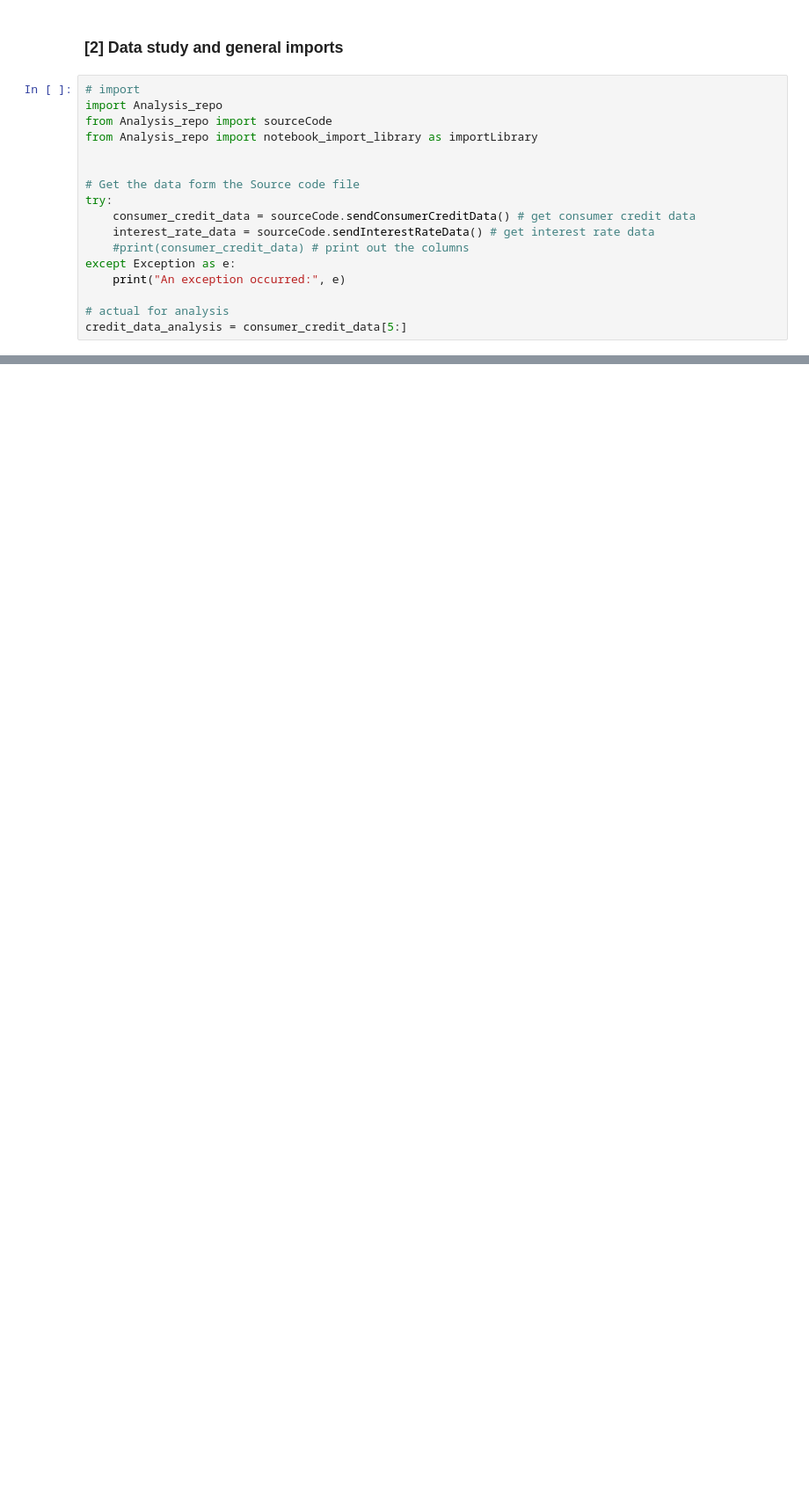
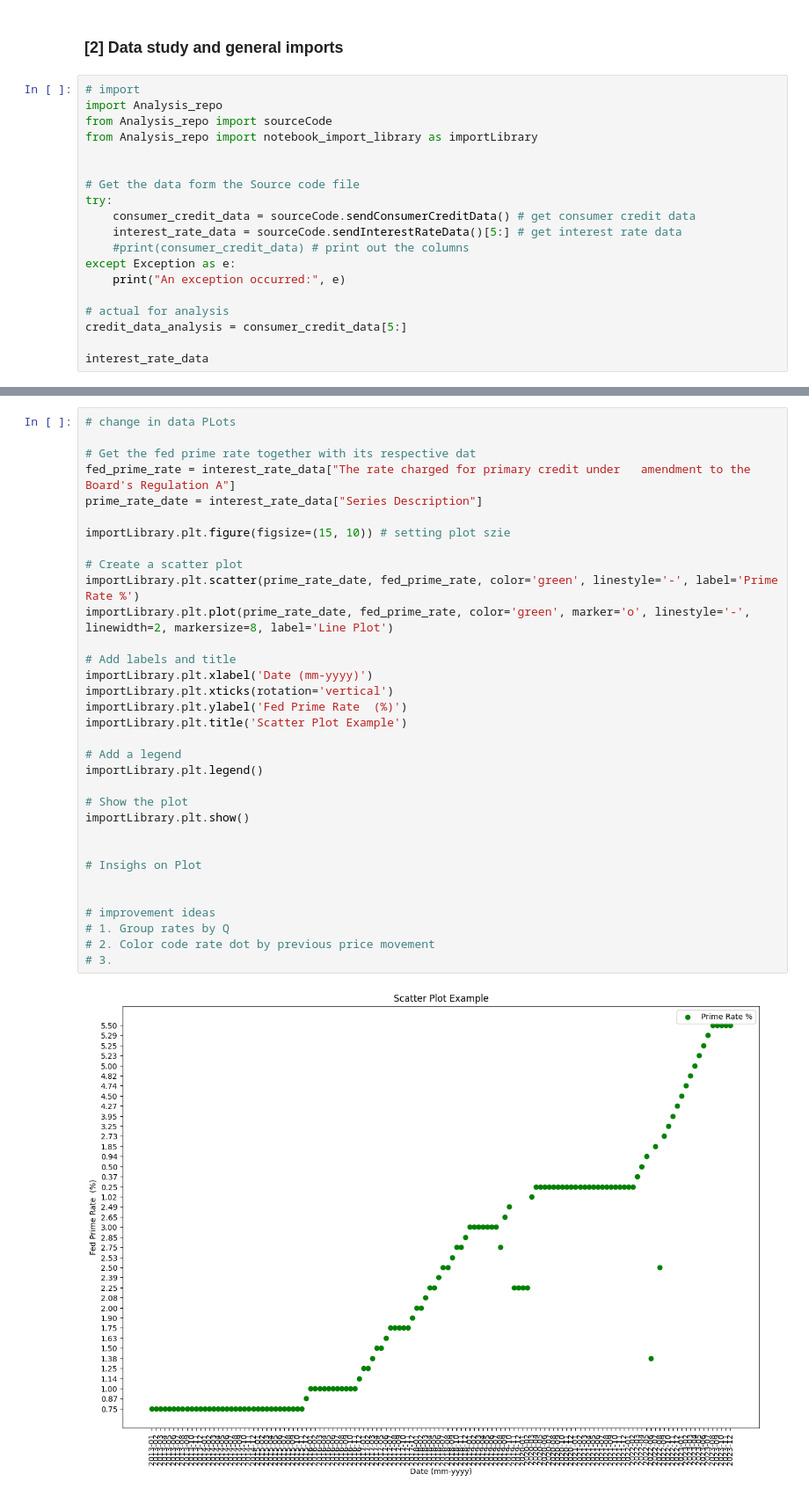
Before and after one commit to S3Stan/Federal_Reserve_Analytics, a Jupyter notebook: ConsumerCredit_notebook.ipynb, the cells around one changed output, grey strips where cells are left out. Shown: that part at 88% size. Drawn from its saved outputs; the diff is of its cells as text; blank space fills up the shorter version.

Commit message:
1. Completed fed prime rate plot vs. Date plot

```diff
--- a/ConsumerCredit_notebook.ipynb
+++ b/ConsumerCredit_notebook.ipynb
@@ -25,10 +33,12 @@ from Analysis_repo import notebook_import_library as importLibrary
 # Get the data form the Source code file
 try:
     consumer_credit_data = sourceCode.sendConsumerCreditData() # get consumer credit data
-    interest_rate_data = sourceCode.sendInterestRateData() # get interest rate data
+    interest_rate_data = sourceCode.sendInterestRateData()[5:] # get interest rate data
     #print(consumer_credit_data) # print out the columns
 except Exception as e:
     print("An exception occurred:", e)
 
 # actual for analysis
 credit_data_analysis = consumer_credit_data[5:]
+
+interest_rate_data
@@ -68,0 +76,35 @@ Index(['Series Description',
+# %%
+# change in data PLots
+
+# Get the fed prime rate together with its respective dat
+fed_prime_rate = interest_rate_data["The rate charged for primary credit under   amendment to the Board's Regulation A"]
+prime_rate_date = interest_rate_data["Series Description"]
+
+importLibrary.plt.figure(figsize=(15, 10)) # setting plot szie
+
+# Create a scatter plot
+importLibrary.plt.scatter(prime_rate_date, fed_prime_rate, color='green', linestyle='-', label='Prime Rate %')
+importLibrary.plt.plot(prime_rate_date, fed_prime_rate, color='green', marker='o', linestyle='-', linewidth=2, markersize=8, label='Line Plot')
+
+# Add labels and title
+importLibrary.plt.xlabel('Date (mm-yyyy)')
+importLibrary.plt.xticks(rotation='vertical')
+importLibrary.plt.ylabel('Fed Prime Rate  (%)')
+importLibrary.plt.title('Scatter Plot Example')
+
+# Add a legend
+importLibrary.plt.legend()
+
+# Show the plot
+importLibrary.plt.show()
+
+
+# Insighs on Plot
+
+
+# improvement ideas
+# 1. Group rates by Q
+# 2. Color code rate dot by previous price movement
+# 3.
+# %% [output]
+[figure, added]
```
Also changed, not shown: parts of 8 cells of this notebook, 1 other file.
